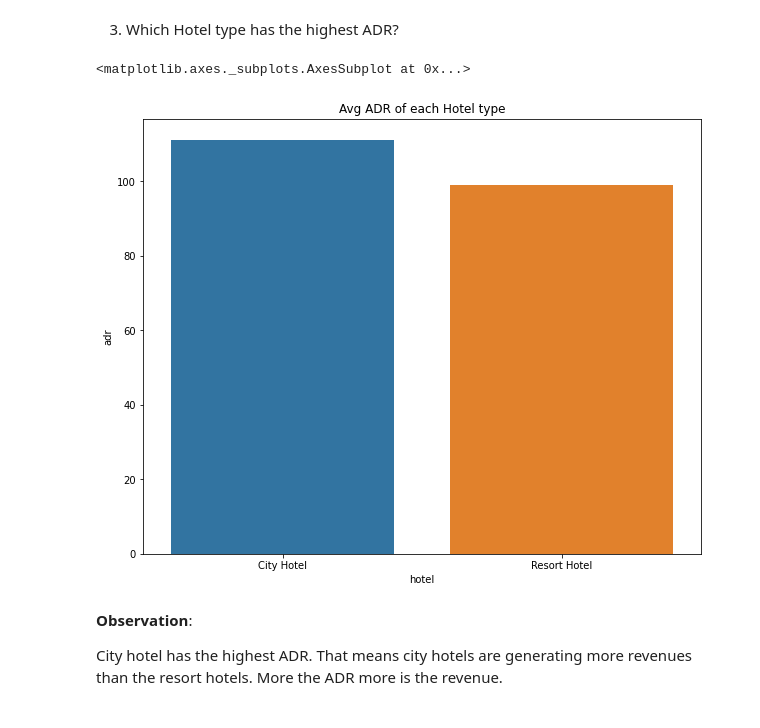
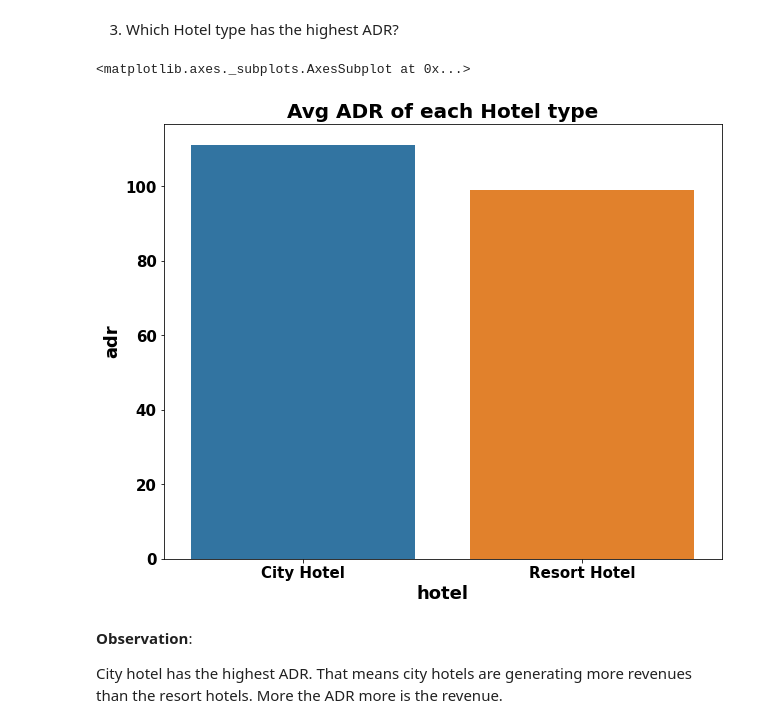
Before and after one commit to nikhilumare/hotel-booking-analysis, a Jupyter notebook: EDA_of_Hotel_Booking_Analysis_Nikhil_Umare.ipynb, the cells around one changed output. Cells and saved outputs as stored; diff of their text form; code cells hidden in the pictures.

```diff
--- a/EDA_of_Hotel_Booking_Analysis_Nikhil_Umare.ipynb
+++ b/EDA_of_Hotel_Booking_Analysis_Nikhil_Umare.ipynb
@@ -332,5 +332,16 @@ Creating subset dataframes for 'City' and 'Resort' hotel data
 # %%
 City_df =pd.DataFrame(hotel_df[hotel_df['hotel'] =='City Hotel'])
 Resort_df =pd.DataFrame(hotel_df[hotel_df['hotel'] =='Resort Hotel'])
+# %%
+# Setting fontsizes,fontweight,label weight for lebels,titles.
+plt.rcParams["font.weight"] = "bold"
+plt.rcParams["axes.labelweight"] = "bold"
+plt.rcParams["axes.titlesize"] = 25
+plt.rcParams["axes.titleweight"] = 'bold'
+plt.rcParams['xtick.labelsize']=15
+plt.rcParams['ytick.labelsize']=15
+plt.rcParams["axes.labelsize"] = 20
+plt.rcParams["legend.fontsize"] = 15
+plt.rcParams["legend.title_fontsize"] = 15
 # %% [markdown]
 # Exploratory Data analysis (EDA)
@@ -672,20 +685,20 @@ Resort hotels has slightly high avg lead time. That means customers plan their t
 # %%
 #grouping by hotel adr
 highest_adr=grup_by_hotel['adr'].mean().reset_index()
 
 #set plot size
 plt.figure(figsize=(10,8))
 
 # set labels
-plt.xlabel('Hotel type')
-plt.ylabel('ADR')
-plt.title("Avg ADR of each Hotel type")
+plt.xlabel('Hotel type',fontsize=18)
+plt.ylabel('ADR',fontsize=18)
+plt.title("Avg ADR of each Hotel type",fontsize=20)
 
 #plot the graph
 sns.barplot(x=highest_adr['hotel'],y=highest_adr['adr'])
 # %% [output]
 <matplotlib.axes._subplots.AxesSubplot at 0x...>
-[figure, old version]
+[figure, new version]
 # %% [markdown]
 **Observation**:
 
```
Also changed, not shown: parts of 57 cells of this notebook.
